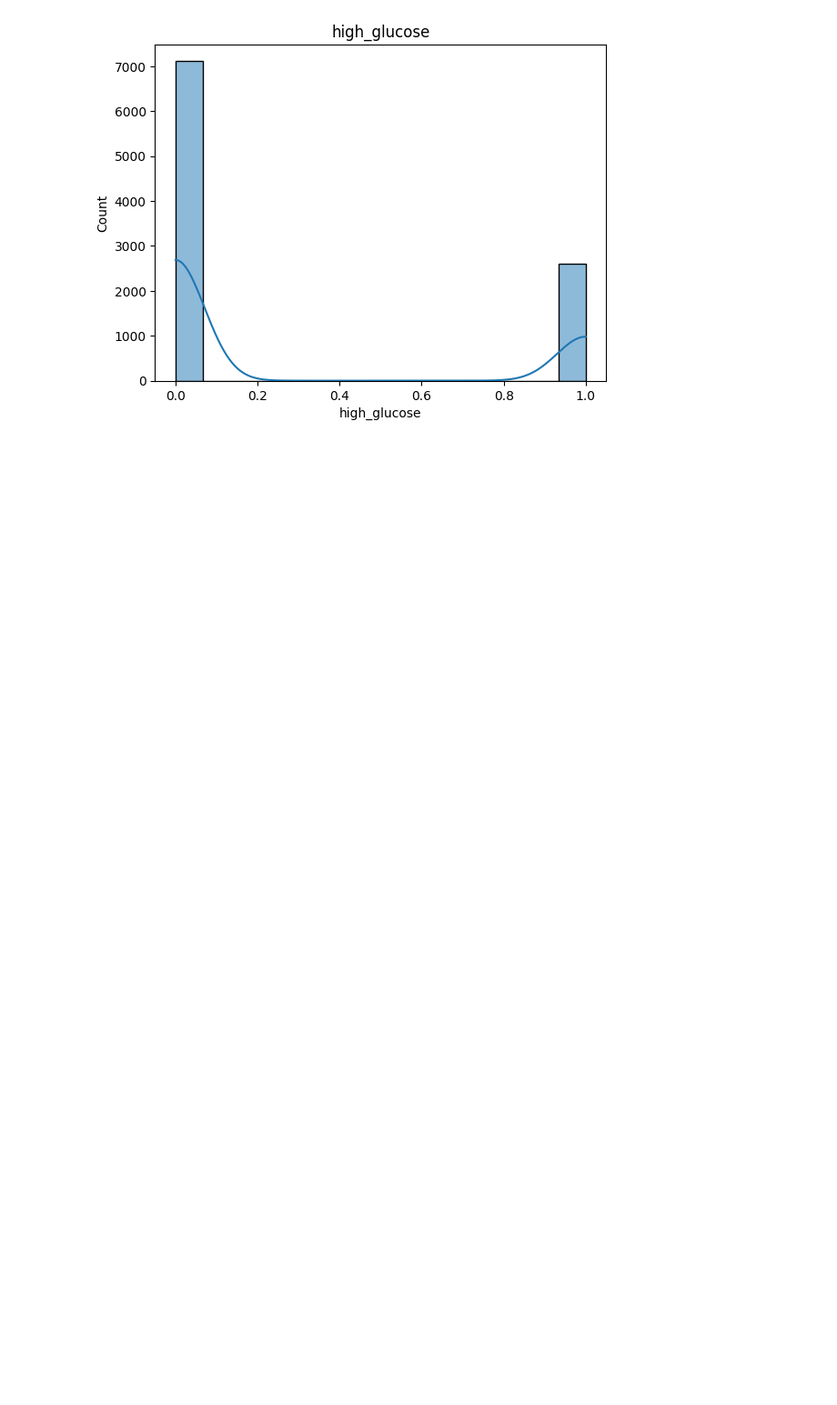
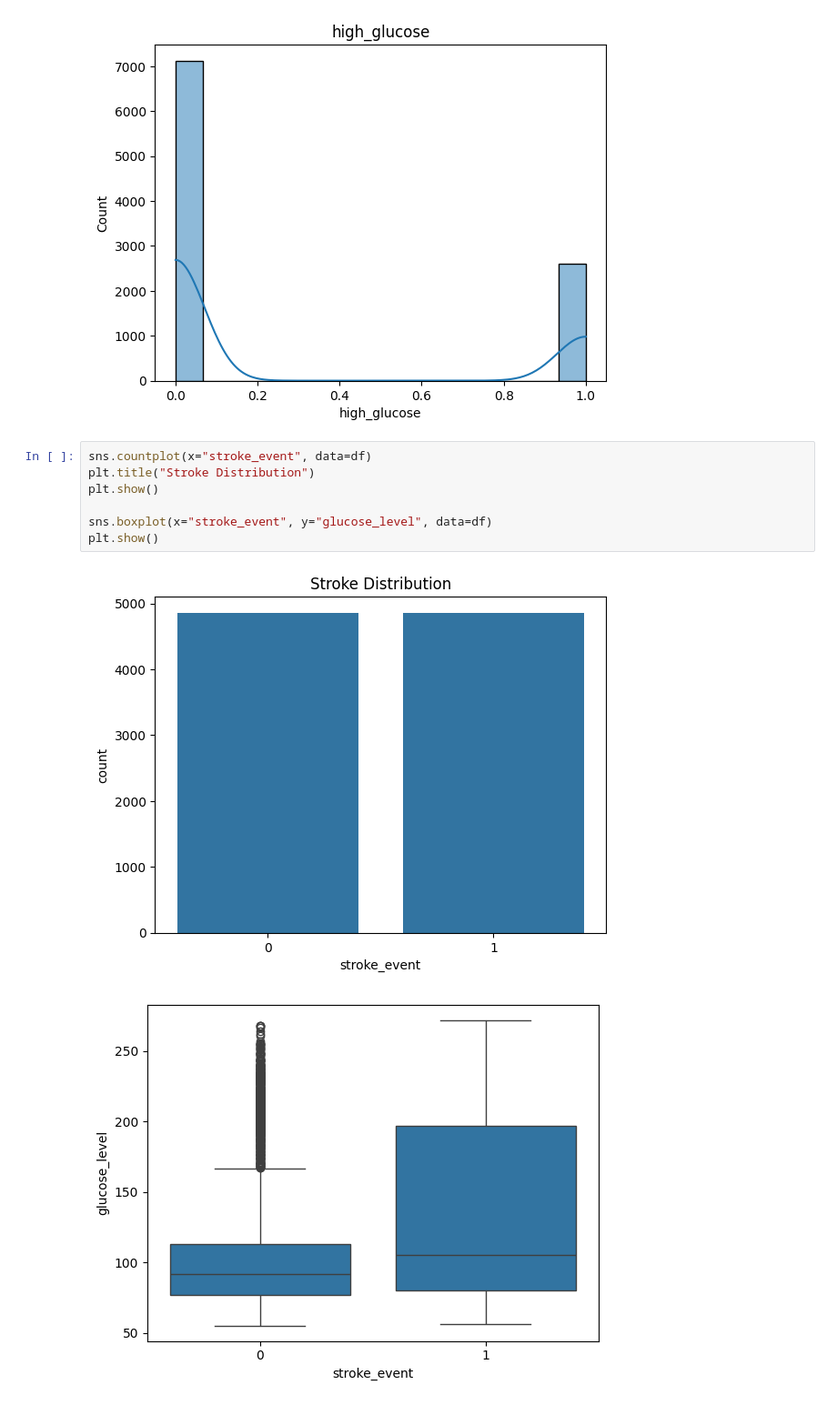
Before and after one commit to Savindi2002/Health-care-analysis, a Jupyter notebook: analysis.ipynb, the cells around one changed output. Shown at 91% size. Drawn from its saved outputs; the diff is of its cells as text; blank space fills up the shorter version.

Commit message:
Stroke vs Features

```diff
--- a/analysis.ipynb
+++ b/analysis.ipynb
@@ -83,3 +83,13 @@ for col in num_cols:
 [figure]
 [figure]
 [figure]
+# %%
+sns.countplot(x="stroke_event", data=df)
+plt.title("Stroke Distribution")
+plt.show()
+
+sns.boxplot(x="stroke_event", y="glucose_level", data=df)
+plt.show()
+# %% [output]
+[figure, added]
+[figure, added]
```
